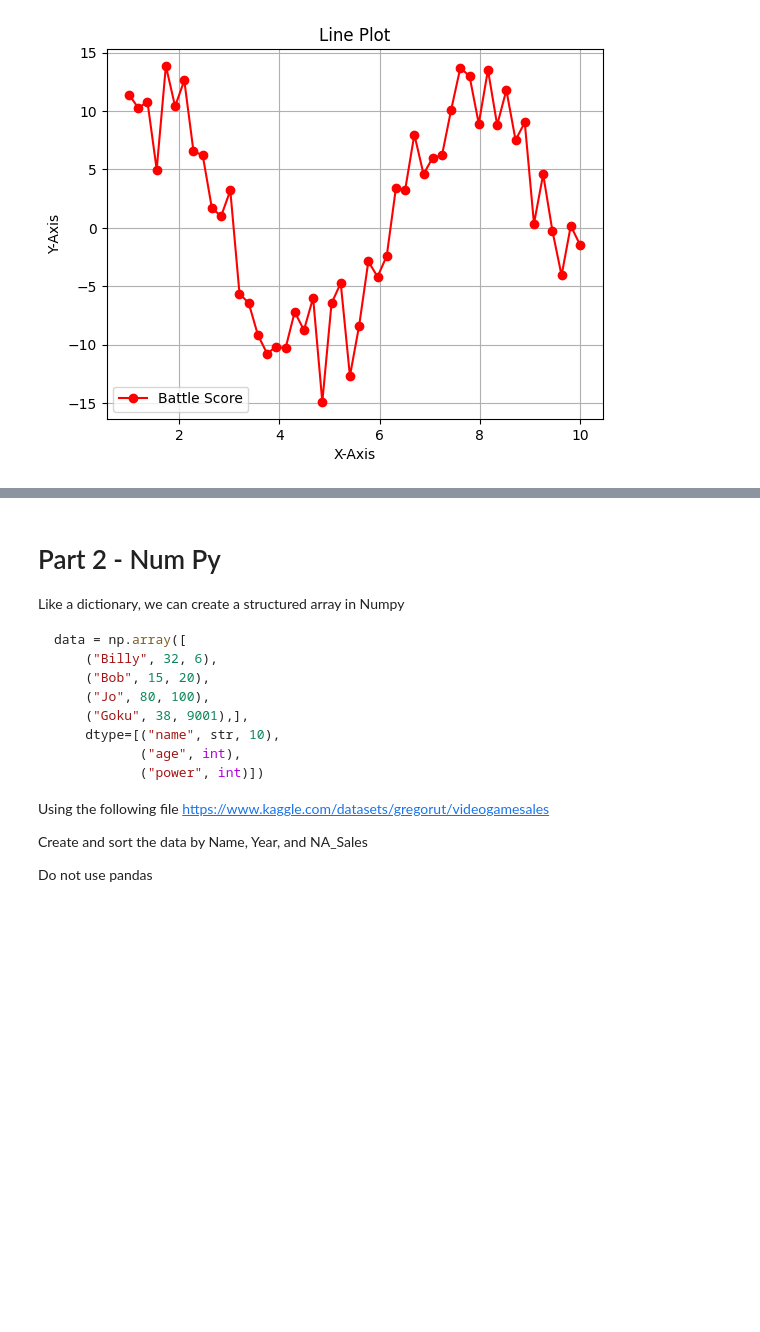
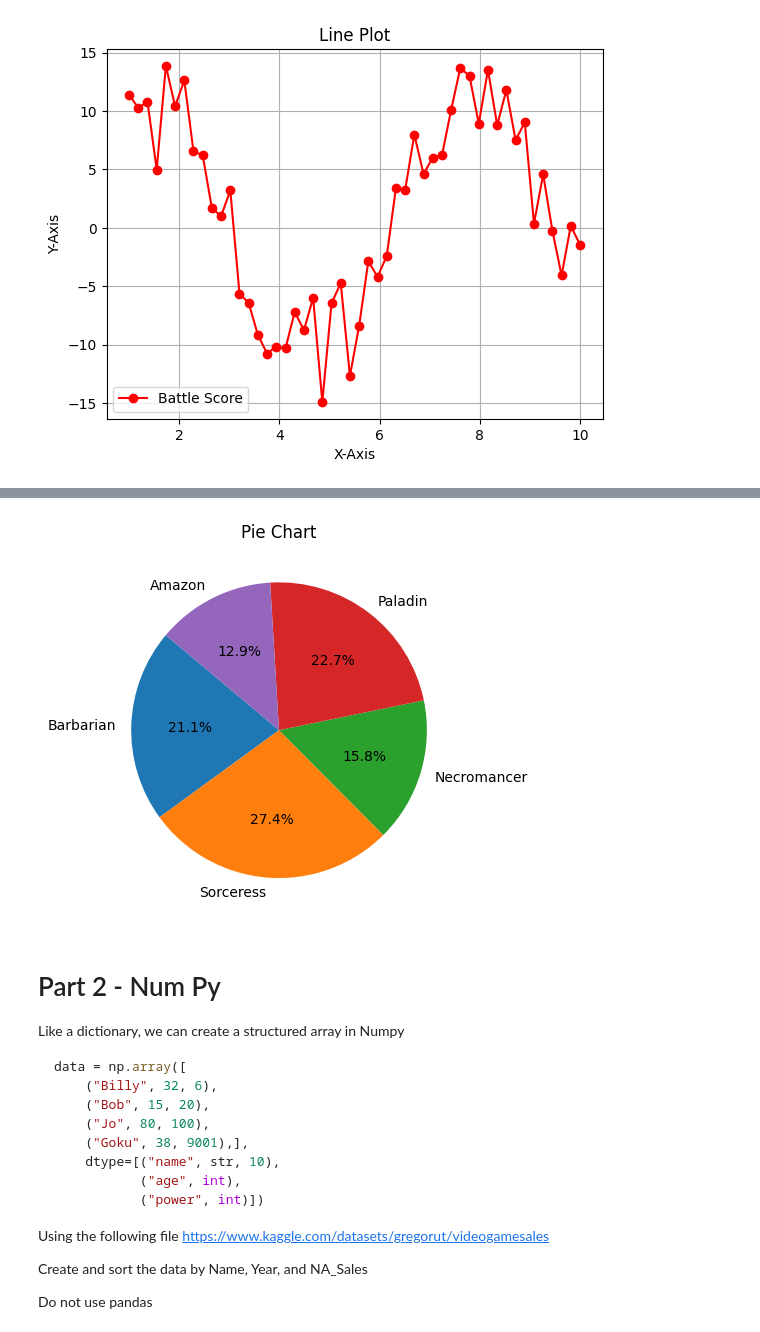
Before and after one commit to ETE4990-S25/homeworkfolder-Jayden-gif-dev, a Jupyter notebook: Homework/Homework_05/Homework05- MatPlot_NumPy.ipynb, the cells around one changed output, grey strips where cells are left out. Drawn from its saved outputs; the diff is of its cells as text; code cells hidden in the pictures; blank space fills up the shorter version.

```diff
--- a/Homework/Homework_05/Homework05- MatPlot_NumPy.ipynb
+++ b/Homework/Homework_05/Homework05- MatPlot_NumPy.ipynb
@@ -46,5 +56,11 @@ plt.show()
 # %%
-# Pie Plot
+# Pie Chart
+plt.figure()
+plt.pie(category_values, labels=categories, autopct='%1.1f%%', startangle=140)
+plt.title('Pie Chart')
+plt.show()
+# %% [output]
+[figure, added]
 # %%
 # Area Plot
 # %%
```
Also changed, not shown: parts of 1 cell of this notebook.
